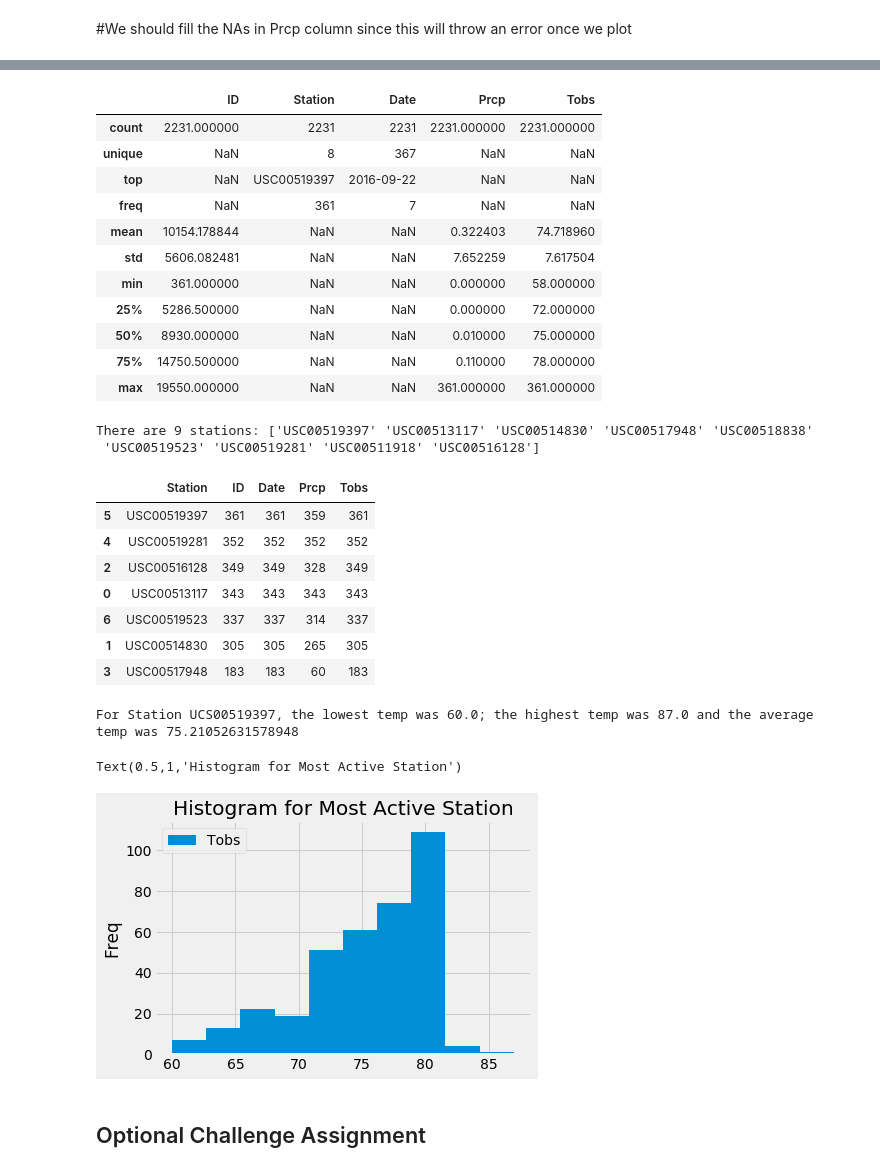
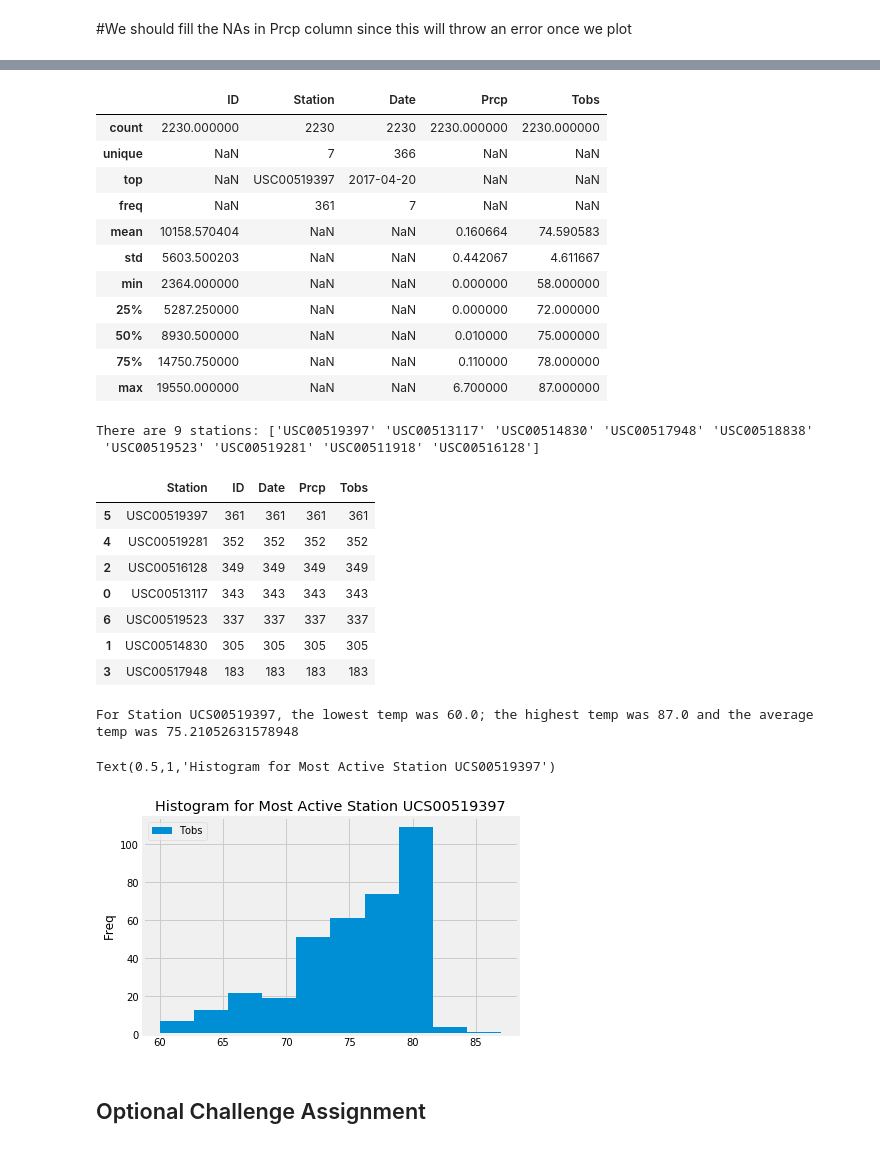
Before and after one commit to MarkovCredit/BootCamp_Spot, a Jupyter notebook: 11-Advanced-Data-Storage-and-Retrieval/Climate_Analysis_ML.ipynb, the cells around one changed output, grey strips where cells are left out. Drawn from its saved outputs; the diff is of its cells as text; code cells hidden in the pictures.

```diff
--- a/11-Advanced-Data-Storage-and-Retrieval/Climate_Analysis_ML.ipynb
+++ b/11-Advanced-Data-Storage-and-Retrieval/Climate_Analysis_ML.ipynb
@@ -118,6 +118,6 @@ rain_df_L12M.head()
 #Find mean Prcp then fill the NaN with that number or we can use 0; 0 is probably better in this case
 
 #mean_Prcp = rain_df_L12M['Prcp'].mean()
-rain_df_L12M =   rain_df_L12M.fillna(0)
-rain_df_L12M.head()
+rain_df_L12M['Prcp'] =   rain_df_L12M['Prcp'].fillna(0)
+rain_df_L12M.describe()
 # %% [output]
@@ -157,17 +181,17 @@ TypeError: 361 is not a string
 rain_df_L12M.describe(include = 'all')
 # %% [output]
 |  | ID | Station | Date | Prcp | Tobs |
-| count | 2231.000000 | 2231 | 2231 | 2231.000000 | 2231.000000 |
-| unique | NaN | 8 | 367 | NaN | NaN |
-| top | NaN | USC00519397 | 2016-09-22 | NaN | NaN |
+| count | 2230.000000 | 2230 | 2230 | 2230.000000 | 2230.000000 |
+| unique | NaN | 7 | 366 | NaN | NaN |
+| top | NaN | USC00519397 | 2017-04-20 | NaN | NaN |
 | freq | NaN | 361 | 7 | NaN | NaN |
-| mean | 10154.178844 | NaN | NaN | 0.322403 | 74.718960 |
-| std | 5606.082481 | NaN | NaN | 7.652259 | 7.617504 |
-| min | 361.000000 | NaN | NaN | 0.000000 | 58.000000 |
-| 25% | 5286.500000 | NaN | NaN | 0.000000 | 72.000000 |
-| 50% | 8930.000000 | NaN | NaN | 0.010000 | 75.000000 |
-| 75% | 14750.500000 | NaN | NaN | 0.110000 | 78.000000 |
-| max | 19550.000000 | NaN | NaN | 361.000000 | 361.000000 |
+| mean | 10158.570404 | NaN | NaN | 0.160664 | 74.590583 |
+| std | 5603.500203 | NaN | NaN | 0.442067 | 4.611667 |
+| min | 2364.000000 | NaN | NaN | 0.000000 | 58.000000 |
+| 25% | 5287.250000 | NaN | NaN | 0.000000 | 72.000000 |
+| 50% | 8930.500000 | NaN | NaN | 0.010000 | 75.000000 |
+| 75% | 14750.750000 | NaN | NaN | 0.110000 | 78.000000 |
+| max | 19550.000000 | NaN | NaN | 6.700000 | 87.000000 |
 # %%
 # How many stations are available in this dataset?
 stations = len(rain_df.Station.unique())
@@ -184,13 +208,13 @@ grouped = rain_df_L12M.groupby(by = 'Station').count().reset_index()
 grouped.sort_values('Tobs', ascending = False)
 # %% [output]
 |  | Station | ID | Date | Prcp | Tobs |
-| 5 | USC00519397 | 361 | 361 | 359 | 361 |
+| 5 | USC00519397 | 361 | 361 | 361 | 361 |
 | 4 | USC00519281 | 352 | 352 | 352 | 352 |
-| 2 | USC00516128 | 349 | 349 | 328 | 349 |
+| 2 | USC00516128 | 349 | 349 | 349 | 349 |
 | 0 | USC00513117 | 343 | 343 | 343 | 343 |
-| 6 | USC00519523 | 337 | 337 | 314 | 337 |
-| 1 | USC00514830 | 305 | 305 | 265 | 305 |
-| 3 | USC00517948 | 183 | 183 | 60 | 183 |
+| 6 | USC00519523 | 337 | 337 | 337 | 337 |
+| 1 | USC00514830 | 305 | 305 | 305 | 305 |
+| 3 | USC00517948 | 183 | 183 | 183 | 183 |
 # %%
 # Using the station id from the previous query, calculate the lowest temperature recorded,
 # highest temperature recorded, and average temperature most active station?
@@ -206,19 +230,18 @@ the highest temp was {df_MostActive_MaxTemp} and the average temp was \
 For Station UCS00519397, the lowest temp was 60.0; the highest temp was 87.0 and the average temp was 75.21052631578948
 # %%
 # Choose the station with the highest number of temperature observations.
-
 # Query the last 12 months of temperature observation data for this station and
 #plot the results as a histogram
 fig = plt.figure(1)
 ax = fig.add_subplot(111)
 ax.hist(df_MostActive['Tobs'])
 handles, labels = ax.get_legend_handles_labels()
 lgd =ax.legend(handles, labels, loc = 'upper left')
 plt.ylabel('Freq')
-plt.title('Histogram for Most Active Station')
+plt.title('Histogram for Most Active Station UCS00519397')
 # %% [output]
-Text(0.5,1,'Histogram for Most Active Station')
+Text(0.5,1,'Histogram for Most Active Station UCS00519397')
-[figure, old version]
+[figure, new version]
 # %% [markdown]
 ## Optional Challenge Assignment
 # %%
```
Also changed, not shown: parts of 9 cells of this notebook.
